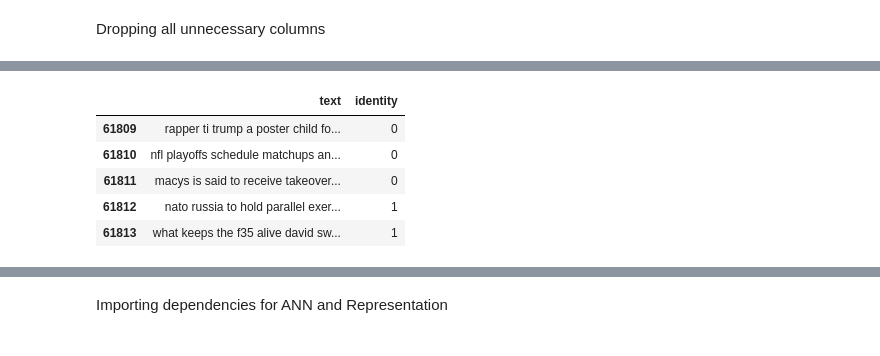
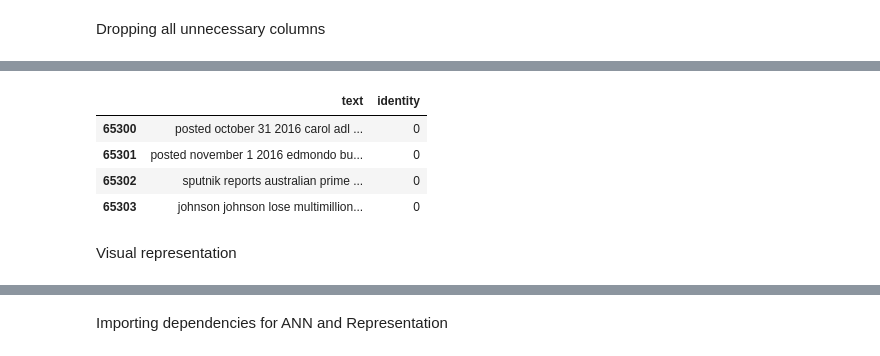
Before and after one commit to MobiusYeeitus/FakeNewsDetection, a Jupyter notebook: FakeNewsDetectionUsingLSTMExperimental.ipynb, the cells around one changed output, grey strips where cells are left out. Cells and saved outputs as stored; diff of their text form; code cells hidden in the pictures.

```diff
--- a/FakeNewsDetectionUsingLSTMExperimental.ipynb
+++ b/FakeNewsDetectionUsingLSTMExperimental.ipynb
@@ -166,0 +301,2 @@ real.tail(4)
+# %%
+data3_c=optimized_cleaning_with_identity(data3,0)
@@ -172 +372,9 @@ real=real[['text','identity']]
+# %%
+data1_fake_c=data1_fake_c[['text','identity']]
+data1_real_c=data1_real_c[['text','identity']]
+data2_c=data2_c[['text','identity']]
+data3_c=data3_c[['text','identity']]
+data4_c=data4_c[['text','identity']]
+# %%
+data1_c=pd.concat([data1_real_c,data1_fake_c],ignore_index=True)
 # %%
@@ -178,2 +388,2 @@ fake.tail(2)
 # %%
-data1=pd.concat([real,fake],ignore_index=True)
+data_c=pd.concat([data1_c,data2_c,data3_c],ignore_index=True)
@@ -198,11 +390,12 @@ data.tail(4)
 # %%
-data=data[['text','identity']]
-data.reset_index()
-data.tail()
+data_c=data_c[['text','identity']]
+data_c.reset_index()
+data_c.tail(4)
 # %% [output]
 |  | text | identity |
-| 61809 | rapper ti trump a poster child fo... | 0 |
-| 61810 | nfl playoffs schedule matchups an... | 0 |
-| 61811 | macys is said to receive takeover... | 0 |
-| 61812 | nato russia to hold parallel exer... | 1 |
-| 61813 | what keeps the f35 alive david sw... | 1 |
+| 65300 | posted october 31 2016 carol adl ... | 0 |
+| 65301 | posted november 1 2016 edmondo bu... | 0 |
+| 65302 | sputnik reports australian prime ... | 0 |
+| 65303 | johnson johnson lose multimillion... | 0 |
+# %% [markdown]
+Visual representation
```
Also changed, not shown: parts of 122 cells of this notebook.
